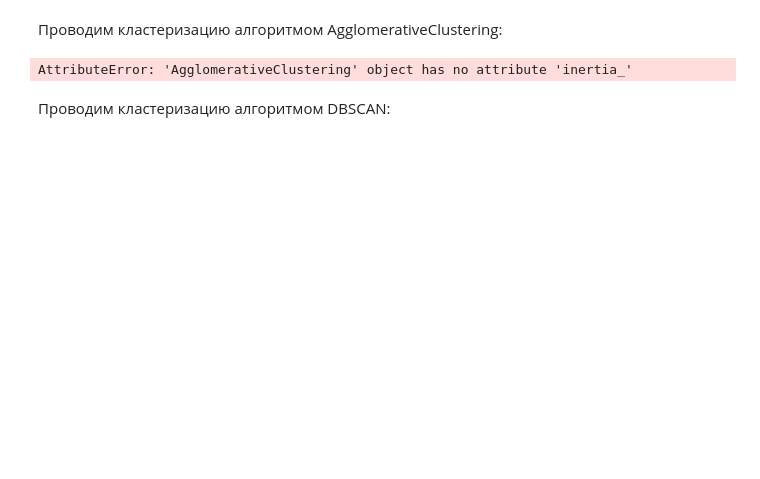
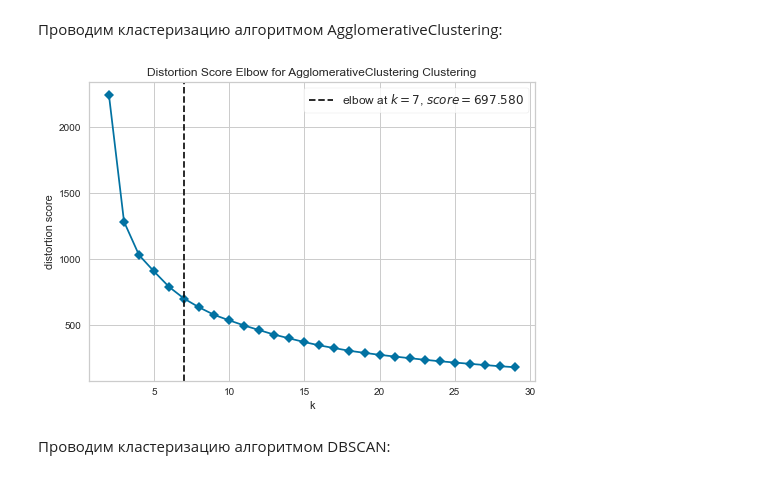
Before and after one commit to rpurei/otus, a Jupyter notebook: prof-hw2/ml_prof_hw02.ipynb, the cells around one changed output. Saved outputs shown, nothing was run; the diff lists cells and outputs as text; code cells hidden in the pictures; blank space fills up the shorter version.

```diff
--- a/prof-hw2/ml_prof_hw02.ipynb
+++ b/prof-hw2/ml_prof_hw02.ipynb
@@ -222,9 +228,12 @@ elbow_checker(KMeans, df_normalized.drop(df_normalized[df_normalized.columns[-1]
 # %%
 aglomer = AgglomerativeClustering(n_clusters = 3)
 df_normalized[len(df_normalized.columns)] = aglomer.fit_predict(df_normalized.drop(df_normalized[df_normalized.columns[-1]], axis=1))
-elbow_checker(AgglomerativeClustering, df_normalized.drop(df_normalized[df_normalized.columns[-2:]]))
+
+visualizer = KElbowVisualizer(aglomer, k=(2,30), timings=False)
+visualizer.fit(df_normalized.drop(df_normalized[df_normalized.columns[-1]], axis=1))
+visualizer.show();
 # %% [output]
-AttributeError: 'AgglomerativeClustering' object has no attribute 'inertia_'
+[figure, added]
 # %% [markdown]
 Проводим кластеризацию алгоритмом DBSCAN:
 # %%
```
Also changed, not shown: parts of 20 cells of this notebook.
